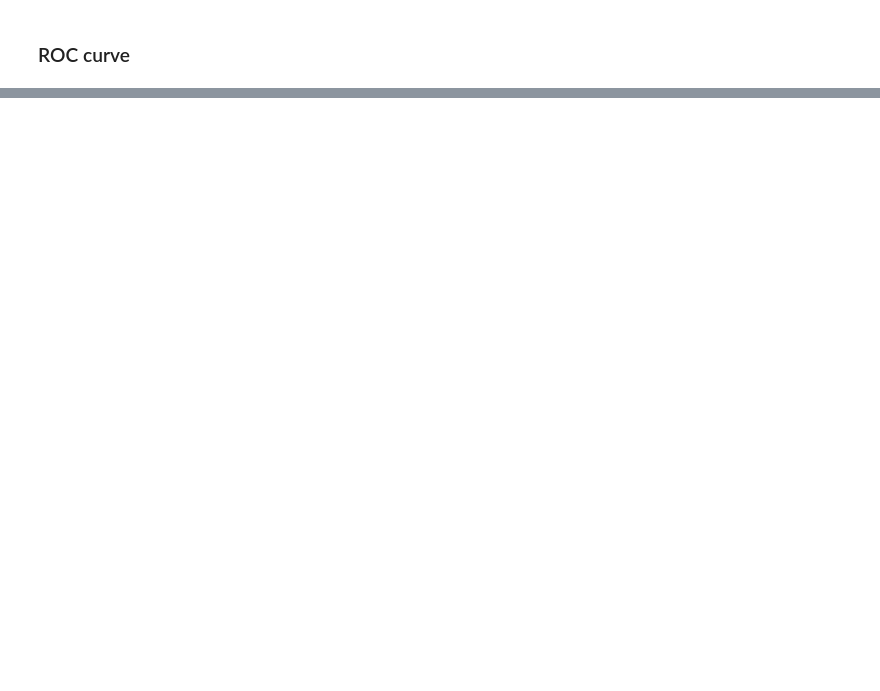
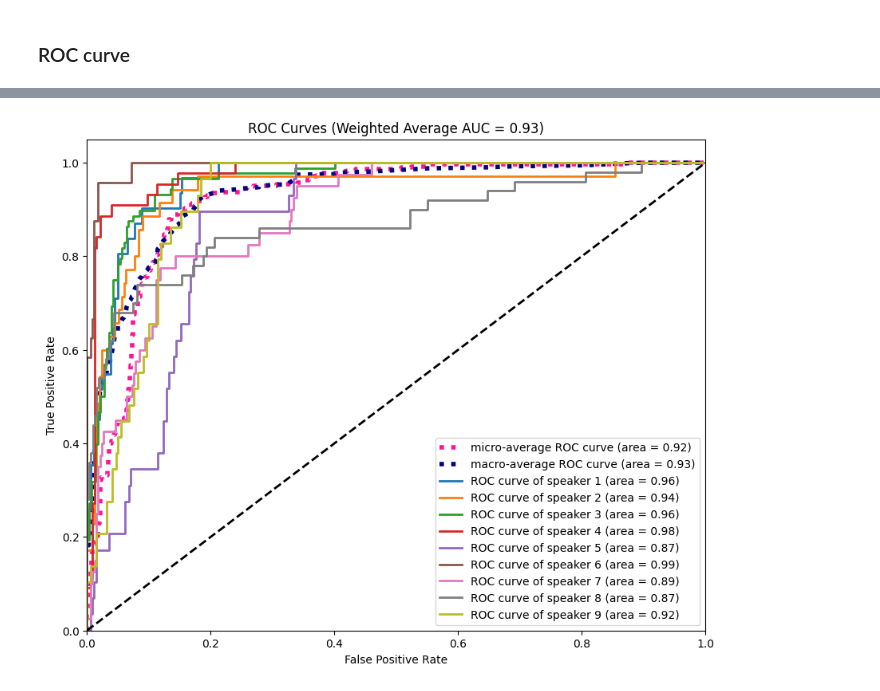
Before and after one commit to kikisprdx/NN_Semester_Project, a Jupyter notebook: NN_Kikis.ipynb, the cells around one changed output, grey strips where cells are left out. Drawn from its saved outputs; the diff is of its cells as text; code cells hidden in the pictures; blank space fills up the shorter version.

Commit message:
changed roc curve a little.

```diff
--- a/NN_Kikis.ipynb
+++ b/NN_Kikis.ipynb
@@ -931,0 +959,72 @@ plt.close()
+# %%
+from sklearn.metrics import roc_curve, auc, roc_auc_score
+from sklearn.preprocessing import label_binarize
+import numpy as np
+
+y_true_bin = label_binarize(y_true, classes=range(num_classes))
+y_pred_proba = []
+y_true = []
+
+# Evaluate on the test set
+model.eval()
+with torch.no_grad():
+    val_outputs = model(val_data)
+    y_pred_proba.extend(torch.softmax(val_outputs, dim=1).cpu().numpy())
+    y_true.extend(val_targets.cpu().numpy())
+
+y_pred_proba = np.array(y_pred_proba)
+y_true = np.array(y_true)
+fpr = dict()
+tpr = dict()
+roc_auc = dict()
+
+# Compute ROC curve and ROC area for each class
+for i in range(num_classes):
+    fpr[i], tpr[i], _ = roc_curve(y_true_bin[:, i], y_pred_proba[:, i])
+    roc_auc[i] = auc(fpr[i], tpr[i])
+
+# Compute micro-average ROC curve and ROC area
+fpr["micro"], tpr["micro"], _ = roc_curve(y_true_bin.ravel(), y_pred_proba.ravel())
+roc_auc["micro"] = auc(fpr["micro"], tpr["micro"])
+
+# Compute macro-average ROC curve and ROC area
+all_fpr = np.unique(np.concatenate([fpr[i] for i in range(num_classes)]))
+mean_tpr = np.zeros_like(all_fpr)
+for i in range(num_classes):
+    mean_tpr += np.interp(all_fpr, fpr[i], tpr[i])
+mean_tpr /= num_classes
+fpr["macro"] = all_fpr
+tpr["macro"] = mean_tpr
+roc_auc["macro"] = auc(fpr["macro"], tpr["macro"])
+
+# Compute weighted-average ROC AUC
+weighted_auc = roc_auc_score(y_true_bin, y_pred_proba, average='weighted')
+
+# Plot ROC curves
+plt.figure(figsize=(10, 8))
+
+plt.plot(fpr["micro"], tpr["micro"],
+         label=f'micro-average ROC curve (area = {roc_auc["micro"]:.2f})',
+         color='deeppink', linestyle=':', linewidth=4)
+
+plt.plot(fpr["macro"], tpr["macro"],
+         label=f'macro-average ROC curve (area = {roc_auc["macro"]:.2f})',
+         color='navy', linestyle=':', linewidth=4)
+
+for i in range(num_classes):
+    plt.plot(fpr[i], tpr[i], lw=2,
+             label=f'ROC curve of speaker {i+1} (area = {roc_auc[i]:.2f})')
+
+plt.plot([0, 1], [0, 1], 'k--', lw=2)
+plt.xlim([0.0, 1.0])
+plt.ylim([0.0, 1.05])
+plt.xlabel('False Positive Rate')
+plt.ylabel('True Positive Rate')
+plt.title(f'ROC Curves (Weighted Average AUC = {weighted_auc:.2f})')
+plt.legend(loc="lower right")
+plot_filename = f'graphs/roc_plot_{run_id}_final_model_all_curves.png'
+plt.savefig(plot_filename)
+plt.show()
+plt.close()
+# %% [output]
+[figure, added]
```
Also changed, not shown: parts of 6 cells of this notebook, 21 other files.
